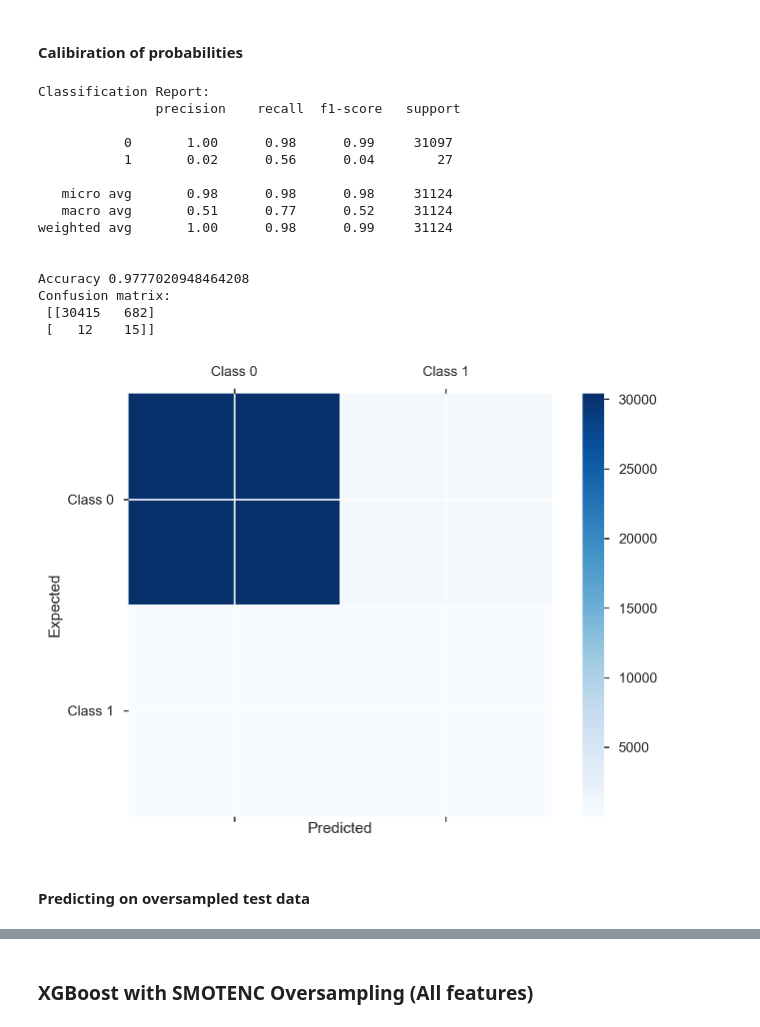
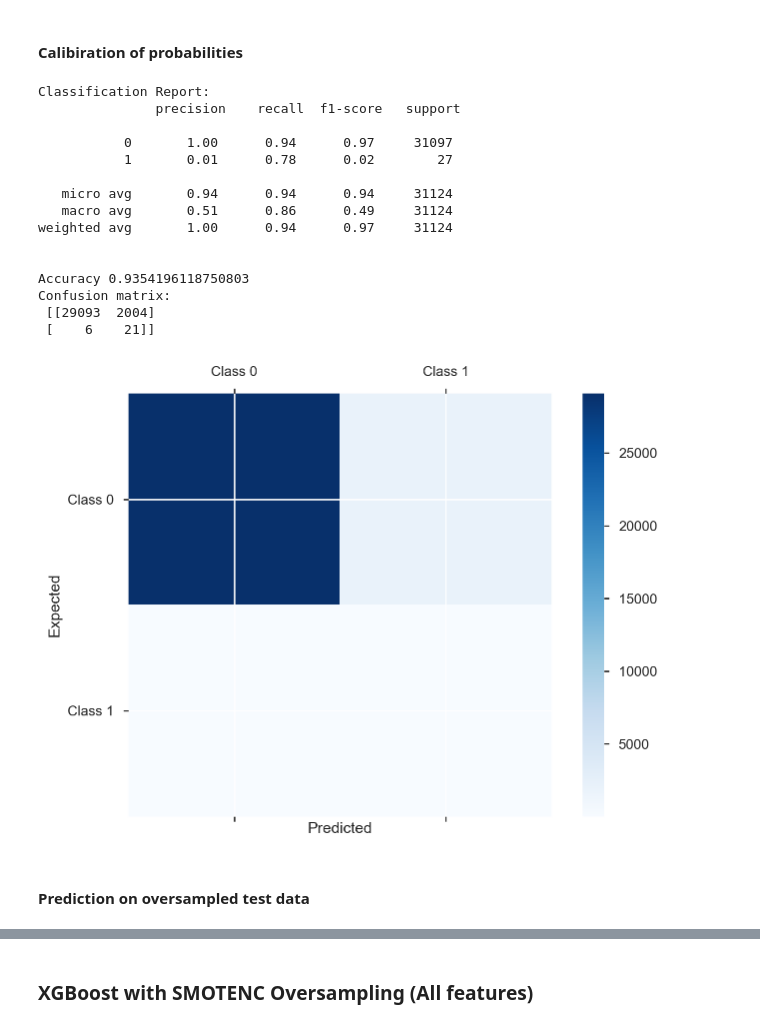
Before and after one commit to ammarwm/predictive_mainenance_imbalanced_data, a Jupyter notebook: predictive_maintenance.ipynb, the cells around one changed output, grey strips where cells are left out. Saved outputs shown, nothing was run; the diff lists cells and outputs as text; code cells hidden in the pictures.

```diff
--- a/predictive_maintenance.ipynb
+++ b/predictive_maintenance.ipynb
@@ -396,7 +398,7 @@ class HyperTuning(object):
         grid = GridSearchCV(pipe, cv=cv,
                             param_grid=clfr.tune_param,
                             iid=True,
-                            scoring='precision_weighted',
+                            scoring='f1_weighted',
                             verbose=3,
                             n_jobs=-1,
                             refit=True
@@ -437,7 +439,7 @@ class HyperTuning(object):
         print('Best score on the validation: {}'.format(opt.best_score_))
         result_df = pd.DataFrame(opt.cv_results_)\
           .loc[:,['mean_test_score', 'rank_test_score', 'params']].sort_values(by='rank_test_score')
-        print(result_df)
+        print(result_df.head(5))
         print("*******************Training************************")
         print("Best. score: %s" % opt.best_score_)
 
@@ -572,29 +642,29 @@ Confusion matrix:
 # %%
 # calibrate model on validation data
 from sklearn.calibration import CalibratedClassifierCV
 
-calibrator = CalibratedClassifierCV(opt, method='isotonic', cv='prefit')
+calibrator = CalibratedClassifierCV(opt, method='isotonic', cv='prefit', )
 calibrator.fit(X['train'], y['train'])
 # evaluate the model
 y_pred = calibrator.predict(X_test[features].as_matrix())
 Plot.confusion_matrix(y['test'], y_pred)
 # %% [output]
 Classification Report:
                precision    recall  f1-score   support
 
-           0       1.00      0.98      0.99     31097
-           1       0.02      0.56      0.04        27
+           0       1.00      0.94      0.97     31097
+           1       0.01      0.78      0.02        27
 
-   micro avg       0.98      0.98      0.98     31124
-   macro avg       0.51      0.77      0.52     31124
-weighted avg       1.00      0.98      0.99     31124
+   micro avg       0.94      0.94      0.94     31124
+   macro avg       0.51      0.86      0.49     31124
+weighted avg       1.00      0.94      0.97     31124
 
 
-Accuracy 0.9777020948464208
+Accuracy 0.9354196118750803
 Confusion matrix:
- [[30415   682]
- [   12    15]]
+ [[29093  2004]
+ [    6    21]]
-[figure, old version]
+[figure, new version]
 # %% [markdown]
-#### Predicting on oversampled test data
+#### Prediction on oversampled test data
 # %%
```
Also changed, not shown: parts of 12 cells of this notebook, 22 other files.
